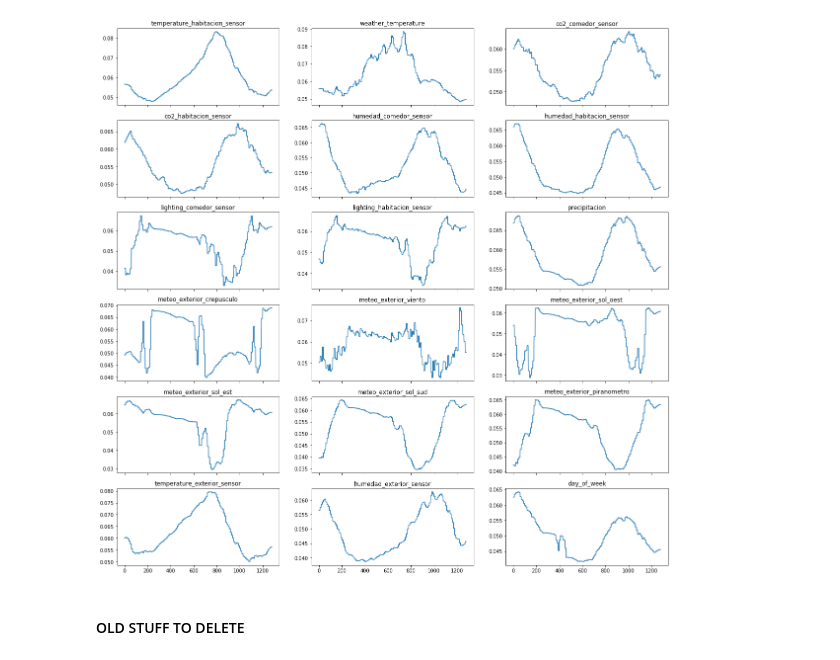
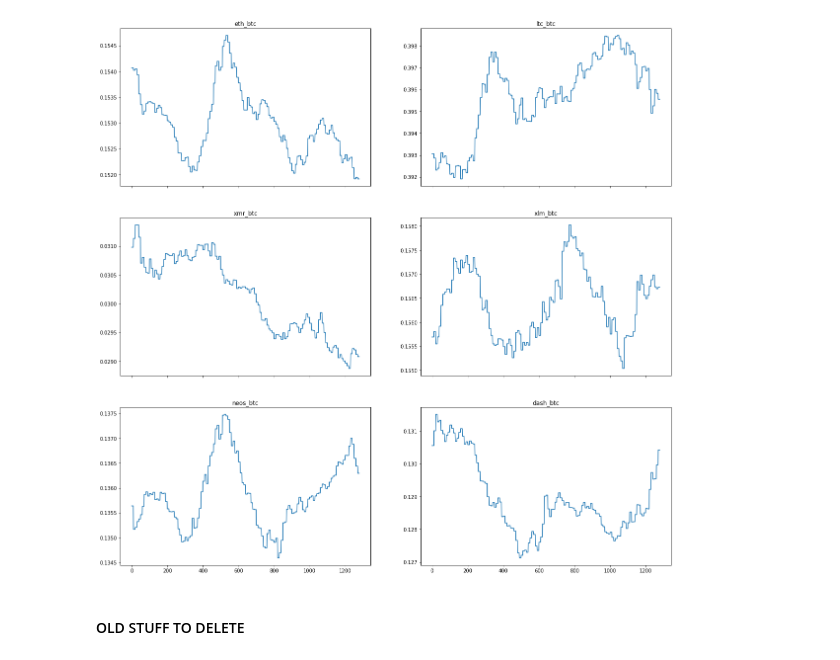
Before and after one commit to d3sm0/ntsa, a Jupyter notebook: nb/exp_22_02/attention_viz_no_kaf.ipynb, the cells around one changed output. Saved outputs shown, nothing was run; the diff lists cells and outputs as text; code cells hidden in the pictures.

```diff
--- a/nb/exp_22_02/attention_viz_no_kaf.ipynb
+++ b/nb/exp_22_02/attention_viz_no_kaf.ipynb
@@ -17,7 +16,7 @@ from ntsa.train import Trainer
 from ntsa.models.blocks import InputAttention
 from ntsa.utils import Logger
 # %%
-data = load_data('../../data/benchmark/sm1_2010.csv')
+data = load_data('../../data/benchmark/btc_30m_close.csv')
 # %%
 features = data.columns.tolist()[1:]
 # %%
@@ -33,6 +32,7 @@ data.head()
 # %%
+path = '../../logs/btc_30m_close.csv/darnn_0_0/10/ntsa-2019-02-22-19-12-15-864521'
 #path = '../../logs/sm1_2010.csv/darnn_1_0/10/ntsa-2019-02-22-19-11-43-291451'
-path = '../../logs/sm1_2010.csv/darnn_0_0/10/ntsa-2019-02-22-19-16-15-540497'
+#path = '../../logs/sm1_2010.csv/darnn_0_0/10/ntsa-2019-02-22-19-16-15-540497'
 # %%
 config = Logger.load(path=path)
 # %%
@@ -126,13 +119,13 @@ alphas = alphas.swapaxes(1,0).reshape((-1, alphas.shape[-1]))
 # %%
 # x_axis time
 # y_axis value
-fig, ax = plt.subplots(6,3, figsize=(20,20), sharex=True, sharey=False)
+fig, ax = plt.subplots(3,2, figsize=(20,20), sharex=True, sharey=False)
 
 for idx,a in zip(range(alphas.shape[-1]), ax.flatten()):
     a.plot(alphas[:, idx])
     a.set_title(features[idx])
 # %% [output]
-[figure, old version]
+[figure, new version]
 # %% [markdown]
 #### OLD STUFF TO DELETE
 # %% [markdown]
```
Also changed, not shown: parts of 7 cells of this notebook, 1 other file.
